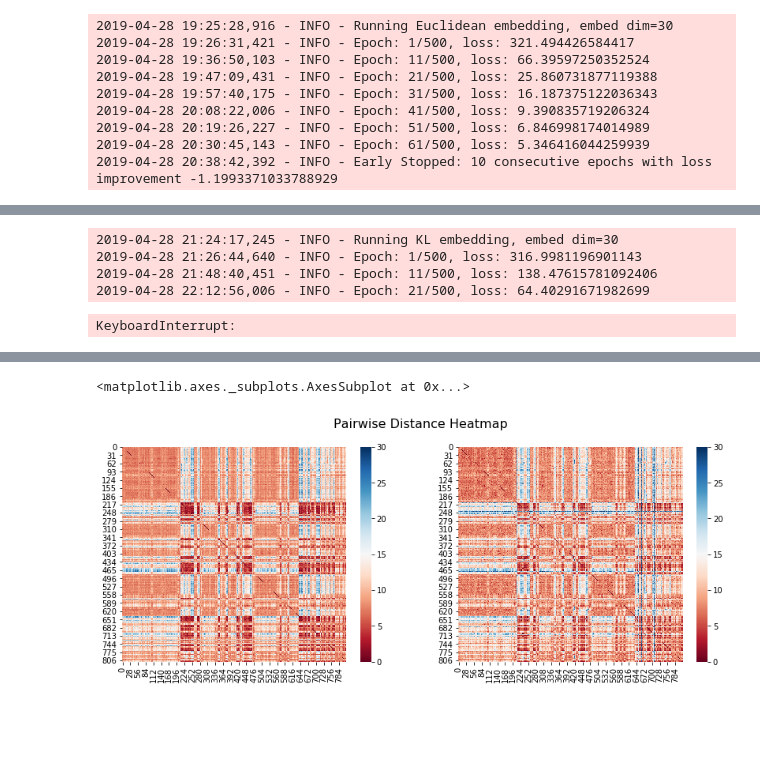
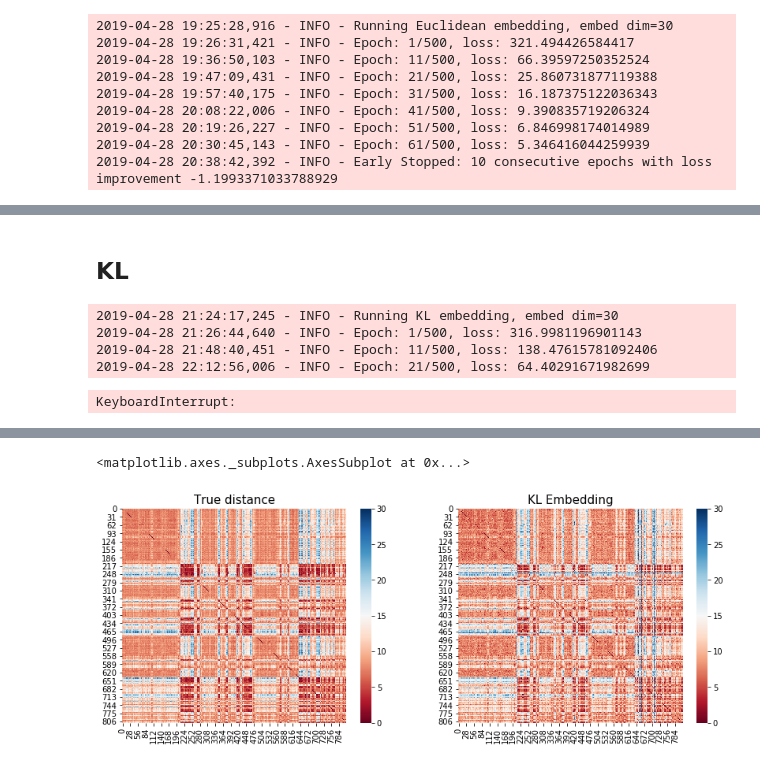
Before and after one commit to svenhsia/Entropic-Wasserstein-Embedding, a Jupyter notebook: Sales_shiwen.ipynb, the cells around one changed output, grey strips where cells are left out. Drawn from its saved outputs; the diff is of its cells as text; code cells hidden in the pictures; blank space fills up the shorter version.

Commit message:
add normalize distances option

```diff
--- a/Sales_shiwen.ipynb
+++ b/Sales_shiwen.ipynb
@@ -287,0 +318,16 @@ while True:
+# %%
+# Hyperbolic
+logging.info("Running Hyperbolic embedding, embed dim={}".format(embed_dim))
+try_count = 0
+while try_count < 5:
+    try:
+        embeddings_hyper_norm, loss_history_hyper_norm, time_history_hyper_norm, embed_distances_hyper_norm, jac_hyper_norm = train(
+            node_pairs, obj_dist_norm, embedding_type='Hyper', embed_dim=embed_dim,
+            learning_rate=0.001, n_epochs=n_epochs, nodes=num_nodes)
+        break
+    except RuntimeError:
+        logging.warning("Got Loss NaN")
+        try_count += 1
+# np.savez('./results/{}_{}_{}'.format(file_name, 'Hyperbolic', embed_dim),
+#     embeddings=embeddings, loss=loss_history, time=time_history,
+#     embed_distances=embed_distances)
@@ -297,3 +408,5 @@ embeddings_wass, loss_history_wass, time_history_wass, embed_distances_wass, jac
+# %% [markdown]
+## KL
 # %%
 # KL
 logging.info("Running KL embedding, embed dim={}".format(embed_dim))
@@ -343,17 +456,18 @@ embed_distances_kl = embed_dist_kl_norm * (obj_max - obj_min) + obj_min
 embed_distances_kl = embed_dist_kl_norm * (obj_max - obj_min) + obj_min
 # %%
 fig = plt.figure(figsize=(14, 5))
-fig.suptitle("Pairwise Distance Heatmap", fontsize=16)
+# fig.suptitle("Pairwise Distance Heatmap", fontsize=16)
 
 true_distance = squareform(obj_distances)
 ax = plt.subplot(121)
-# ax.set_title('True distance')
+ax.set_title('True distance', fontsize=15)
 sns.heatmap(true_distance+eps, cmap='RdBu', vmin=eps, vmax=int(round(true_distance.max()+eps)))
 
 pred_distance = squareform(embed_distances_kl)
 ax = plt.subplot(122)
 # ax.set_title(embed_types[(i+4)%5] + " embedding distance")
+ax.set_title("KL Embedding", fontsize=15)
 sns.heatmap(pred_distance, cmap='RdBu', vmin=eps, vmax=int(round(true_distance.max()+eps)))
 # %% [output]
 <matplotlib.axes._subplots.AxesSubplot at 0x...>
-[figure, old version]
+[figure, new version]
```
Also changed, not shown: parts of 21 cells of this notebook, 6 other files.
